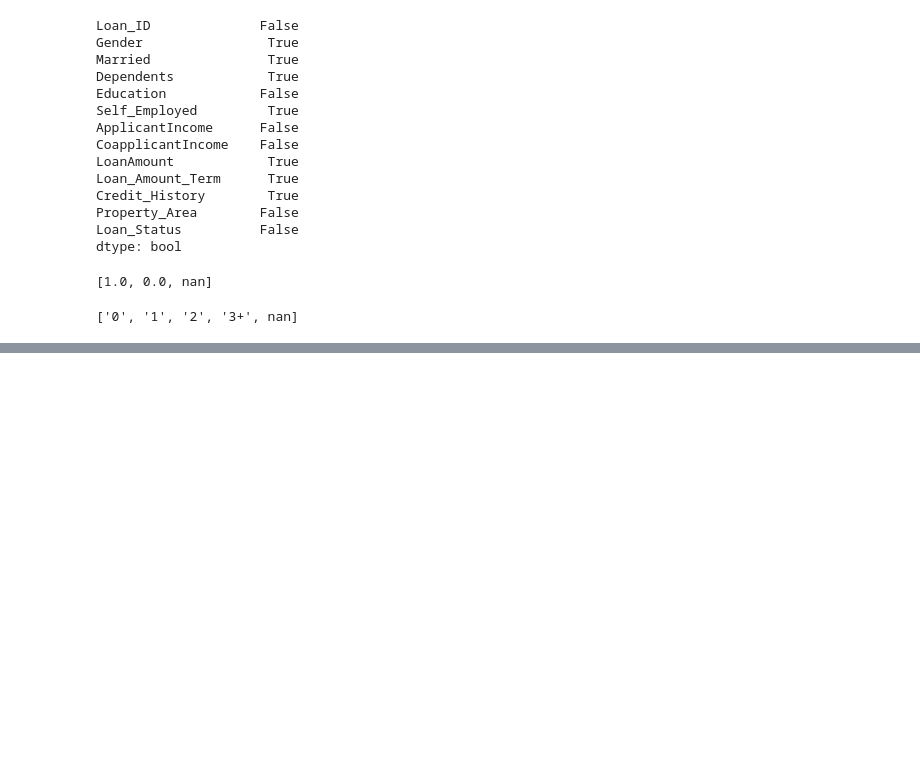
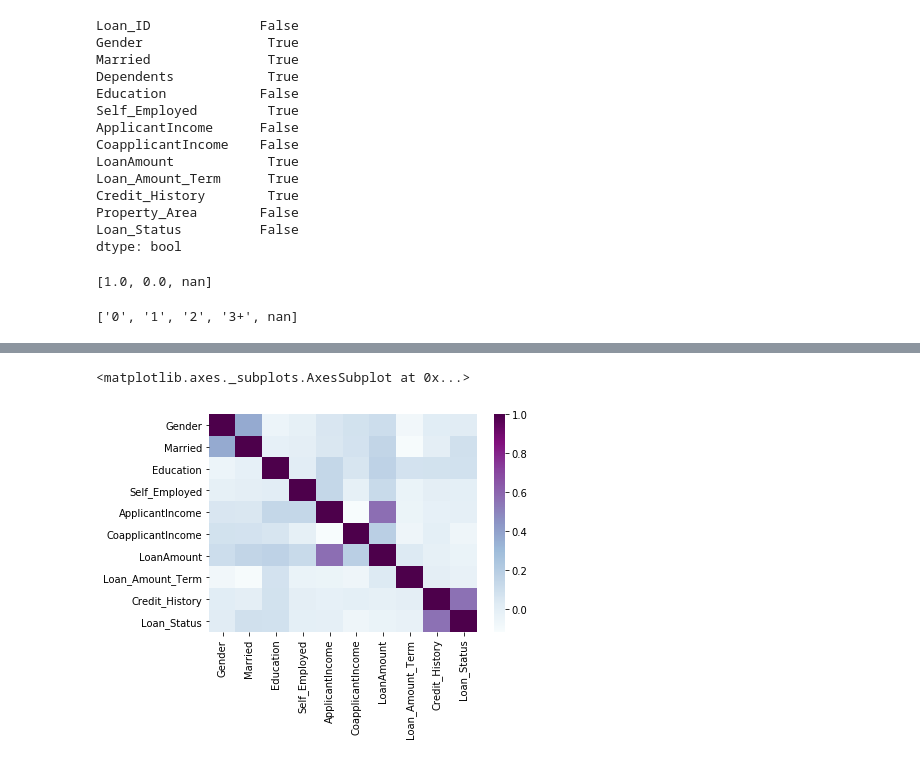
Before and after one commit to tiwansh/ML-Notebooks, a Jupyter notebook: Loan Grant/Untitled.ipynb, the cells around one changed output, grey strips where cells are left out. Drawn from its saved outputs; the diff is of its cells as text; code cells hidden in the pictures; blank space fills up the shorter version.

Commit message:
Added some code in Loan Grant

```diff
--- a/Loan Grant/Untitled.ipynb
+++ b/Loan Grant/Untitled.ipynb
@@ -51,3 +60,3 @@ train_y = train_df.Loan_Status
 # %%
-train_df.drop(["Loan_ID"], axis=1)
-test_df.drop(["Loan_ID"], axis=1)
+train_df = train_df.drop(["Loan_ID"], axis=1)
+test_df = test_df.drop(["Loan_ID"], axis=1)
@@ -67,0 +85,13 @@ test_df.drop(["Loan_ID"], axis=1)
+# %%
+train_df.Gender = train_df.Gender.replace({"Male" : 1, "Female" : 0})
+train_df.Married = train_df.Married.replace({"Yes" : 1, "No" : 0})
+train_df.Education = train_df.Education.replace({"Graduate" : 1, "Not Graduate" : 0})
+train_df.Self_Employed = train_df.Self_Employed.replace({"Yes" : 1, "No" : 0})
+
+
+test_df.Gender = test_df.Gender.replace({"Male" : 1, "Female" : 0})
+test_df.Married = test_df.Married.replace({"Yes" : 1, "No" : 0})
+test_df.Education = test_df.Education.replace({"Graduate" : 1, "Not Graduate" : 0})
+test_df.Self_Employed = test_df.Self_Employed.replace({"Yes" : 1, "No" : 0})
+
+train_df
@@ -67,0 +112,8 @@ test_df.drop(["Loan_ID"], axis=1)
+# %%
+# Find the correlation
+import seaborn as sns
+# Also replace loan status
+sns.heatmap(train_df.replace({"Y" : 1, "N" : 0}).corr(), cmap="BuPu")
+# %% [output]
+<matplotlib.axes._subplots.AxesSubplot at 0x...>
+[figure, added]
```
Also changed, not shown: parts of 30 cells of this notebook.
